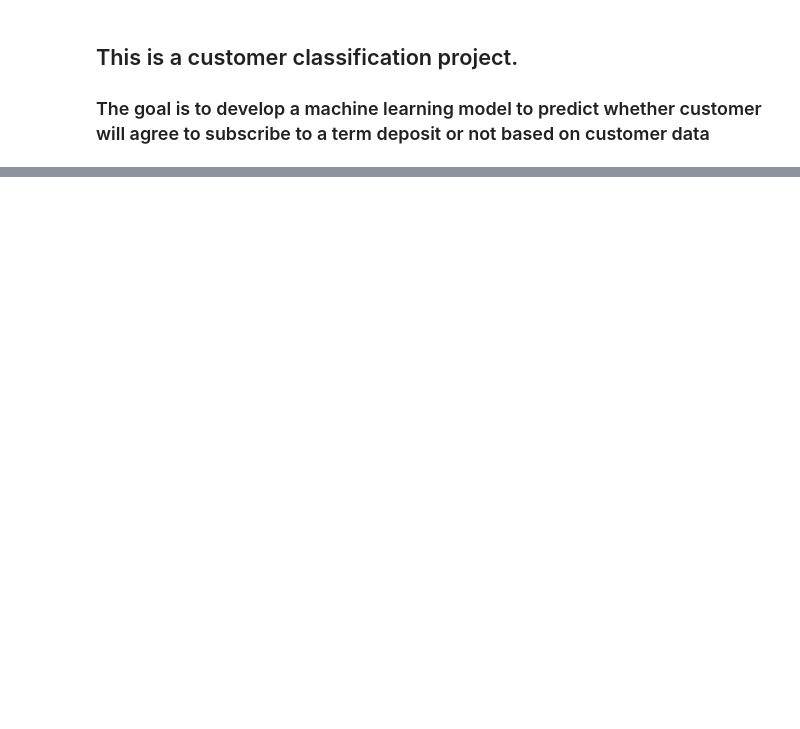
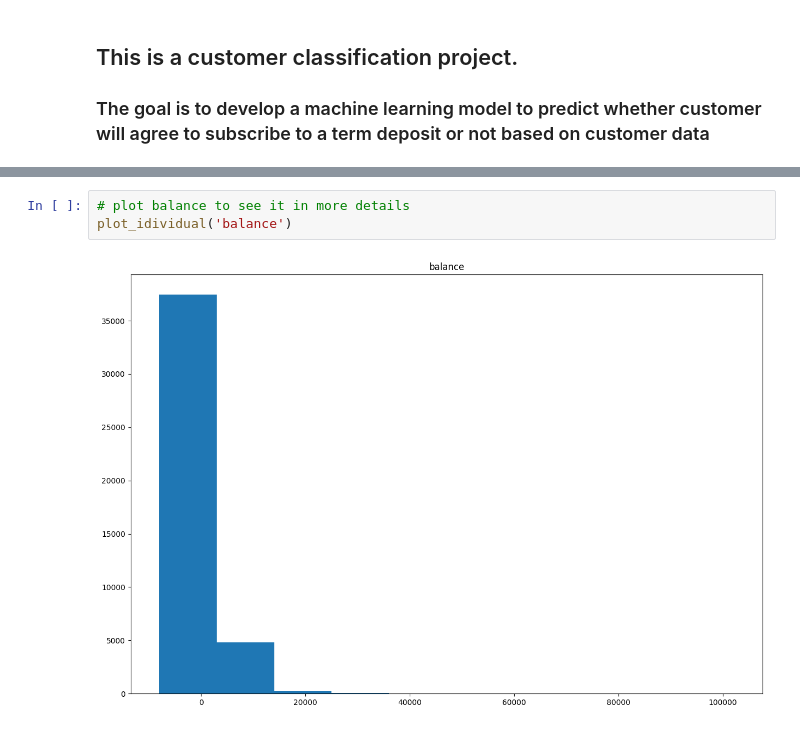
Before and after one commit to AlexGalich/banking_customer_promotion, a Jupyter notebook: Customer_classification.ipynb, the cells around one changed output, grey strips where cells are left out. Saved outputs shown, nothing was run; the diff lists cells and outputs as text; blank space fills up the shorter version.

```diff
--- a/Customer_classification.ipynb
+++ b/Customer_classification.ipynb
@@ -24,0 +119,5 @@ data_shuffled
+# %%
+# plot balance to see it in more details
+plot_idividual('balance')
+# %% [output]
+[figure, added]
```
Also changed, not shown: parts of 52 cells of this notebook.
